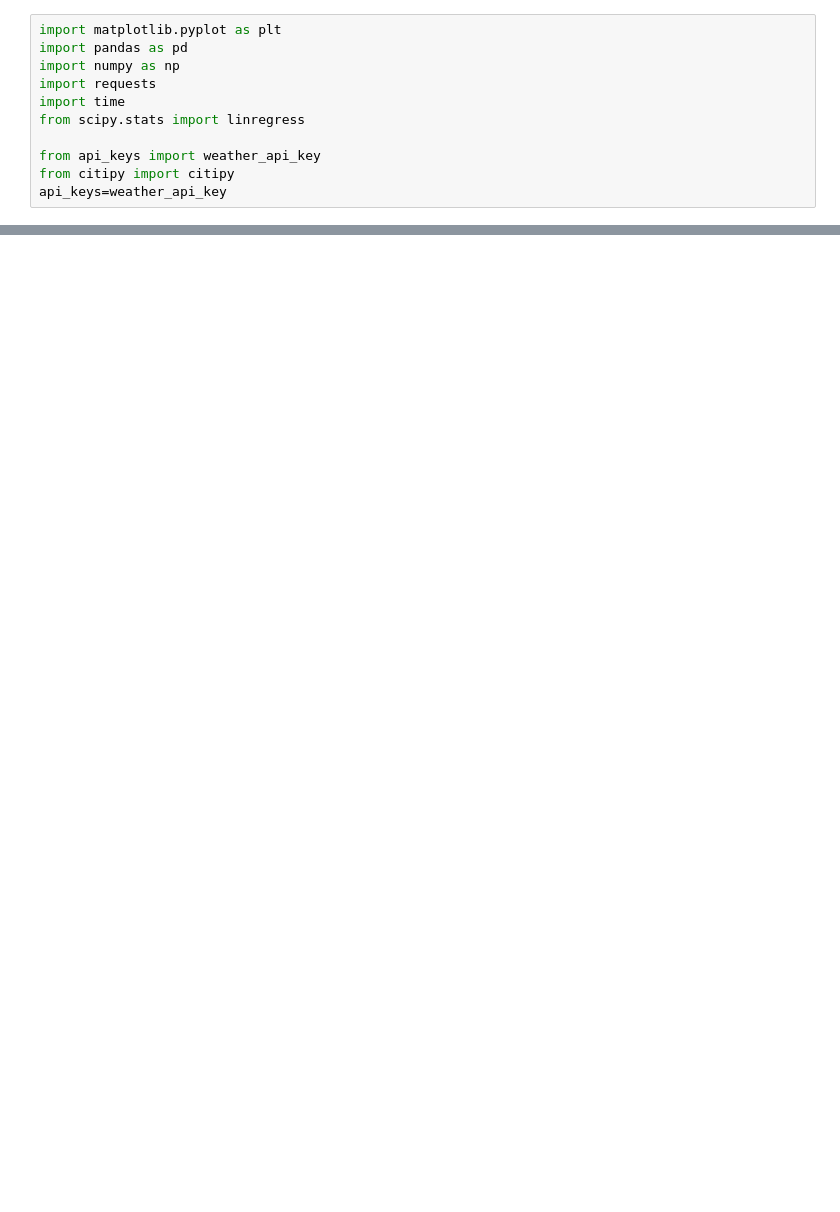
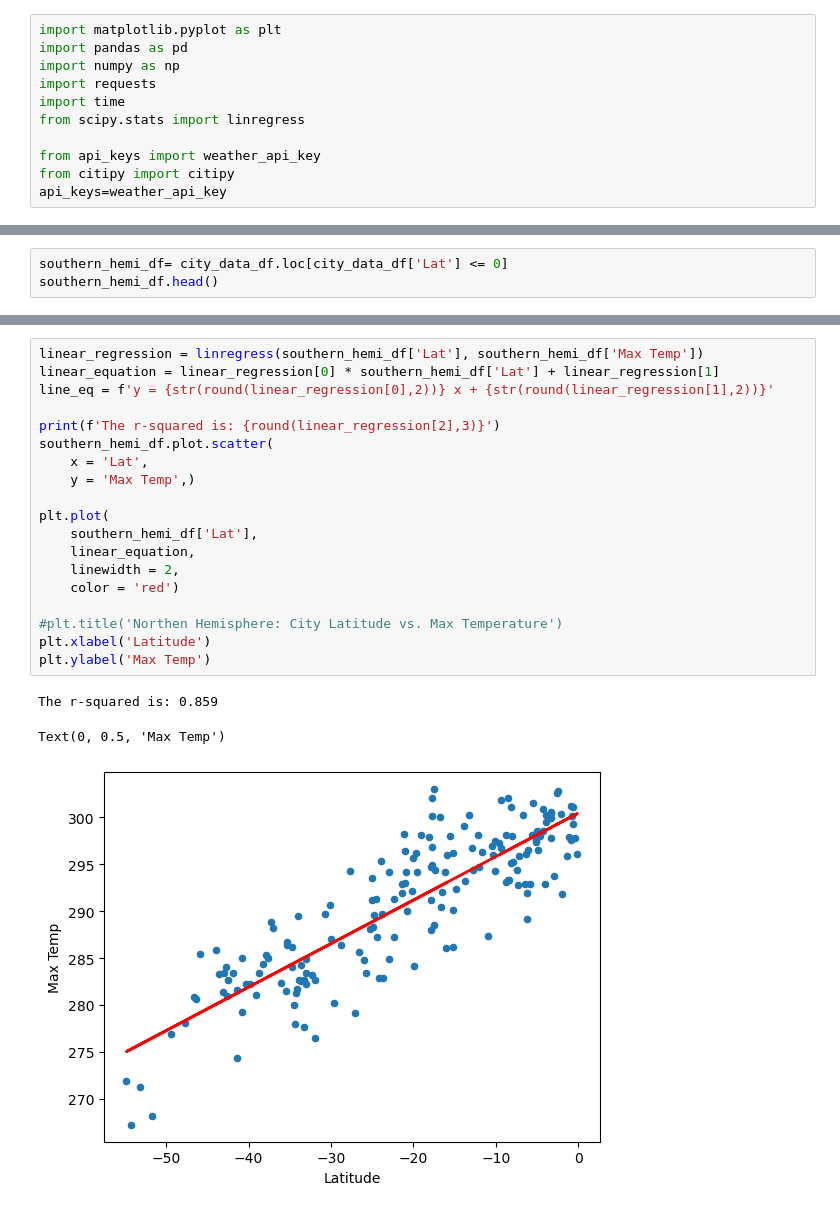
Before and after one commit to agom2429/Python-API-Challenge, a Jupyter notebook: Weatherpy/maineWeather.ipynb, the cells around one changed output, grey strips where cells are left out. Drawn from its saved outputs; the diff is of its cells as text; blank space fills up the shorter version.

```diff
--- a/Weatherpy/maineWeather.ipynb
+++ b/Weatherpy/maineWeather.ipynb
@@ -174,0 +188,3 @@ plt.savefig("Fig4.png")
+# %%
+southern_hemi_df= city_data_df.loc[city_data_df['Lat'] <= 0]
+southern_hemi_df.head()
@@ -174,0 +222,23 @@ plt.savefig("Fig4.png")
+# %%
+linear_regression = linregress(southern_hemi_df['Lat'], southern_hemi_df['Max Temp'])
+linear_equation = linear_regression[0] * southern_hemi_df['Lat'] + linear_regression[1]
+line_eq = f'y = {str(round(linear_regression[0],2))} x + {str(round(linear_regression[1],2))}'
+
+print(f'The r-squared is: {round(linear_regression[2],3)}')
+southern_hemi_df.plot.scatter(
+    x = 'Lat',
+    y = 'Max Temp',)
+
+plt.plot(
+    southern_hemi_df['Lat'],
+    linear_equation,
+    linewidth = 2,
+    color = 'red')
+
+#plt.title('Northen Hemisphere: City Latitude vs. Max Temperature')
+plt.xlabel('Latitude')
+plt.ylabel('Max Temp')
+# %% [output]
+The r-squared is: 0.859
+Text(0, 0.5, 'Max Temp')
+[figure, added]
```
Also changed, not shown: parts of 19 cells of this notebook, 6 other files.
